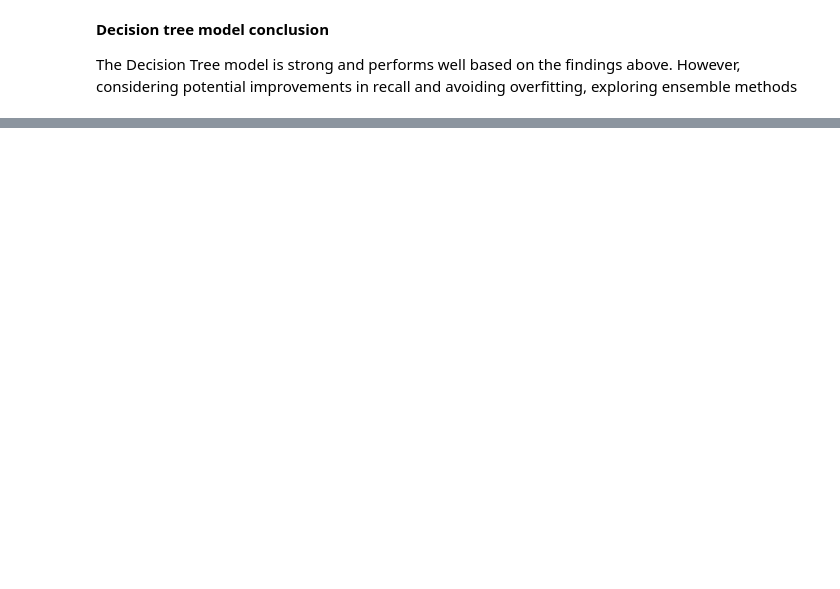
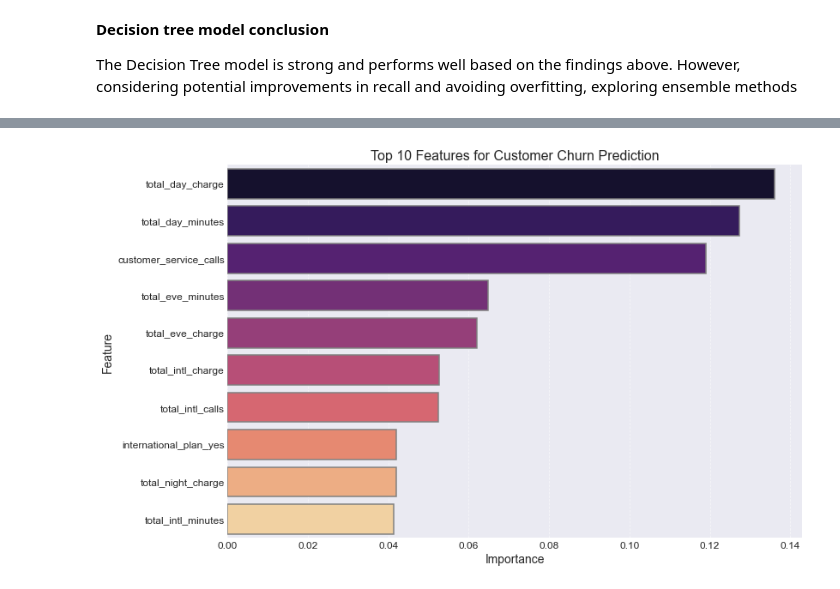
Before and after one commit to Annolyne/Phase3_Project, a Jupyter notebook: index.ipynb, the cells around one changed output, grey strips where cells are left out. Drawn from its saved outputs; the diff is of its cells as text; code cells hidden in the pictures; blank space fills up the shorter version.

```diff
--- a/index.ipynb
+++ b/index.ipynb
@@ -1255,0 +1489,30 @@ The Decision Tree model is strong and performs well based on the findings above.
+# %%
+import matplotlib.pyplot as plt
+import seaborn as sns
+import pandas as pd
+from sklearn.ensemble import RandomForestClassifier
+
+# Initialize and train the Random Forest classifier
+rf = RandomForestClassifier(n_estimators=50, random_state=42)
+rf.fit(X_train_scaled, y_train)
+
+# Get and sort feature importances
+importance_df = pd.DataFrame({
+    'Feature': X_train.columns,
+    'Importance': rf.feature_importances_
+}).sort_values(by='Importance', ascending=False)
+
+# Plot the top N most important features with a refined color scheme
+top_n = 10  # Number of top features to display
+plt.figure(figsize=(12, 8))
+sns.barplot(x='Importance', y='Feature', data=importance_df.head(top_n),
+            palette='magma', edgecolor='grey', linewidth=1.5)
+plt.title(f'Top {top_n} Features for Customer Churn Prediction', fontsize=16)
+plt.xlabel('Importance', fontsize=14)
+plt.ylabel('Feature', fontsize=14)
+plt.xticks(fontsize=12)
+plt.yticks(fontsize=12)
+plt.grid(axis='x', linestyle='--', alpha=0.6)
+plt.show()
+# %% [output]
+[figure, added]
```
Also changed, not shown: parts of 21 cells of this notebook.
